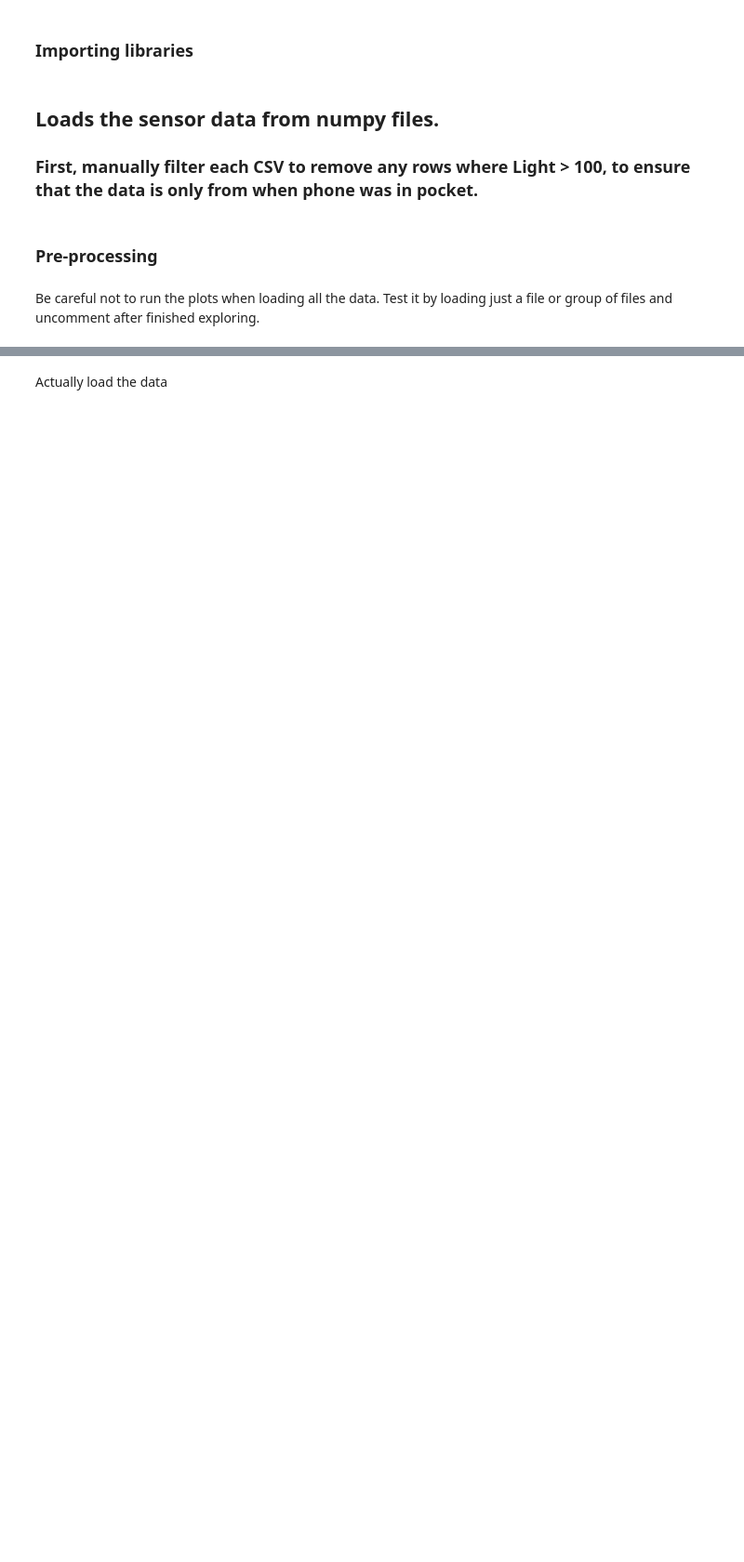
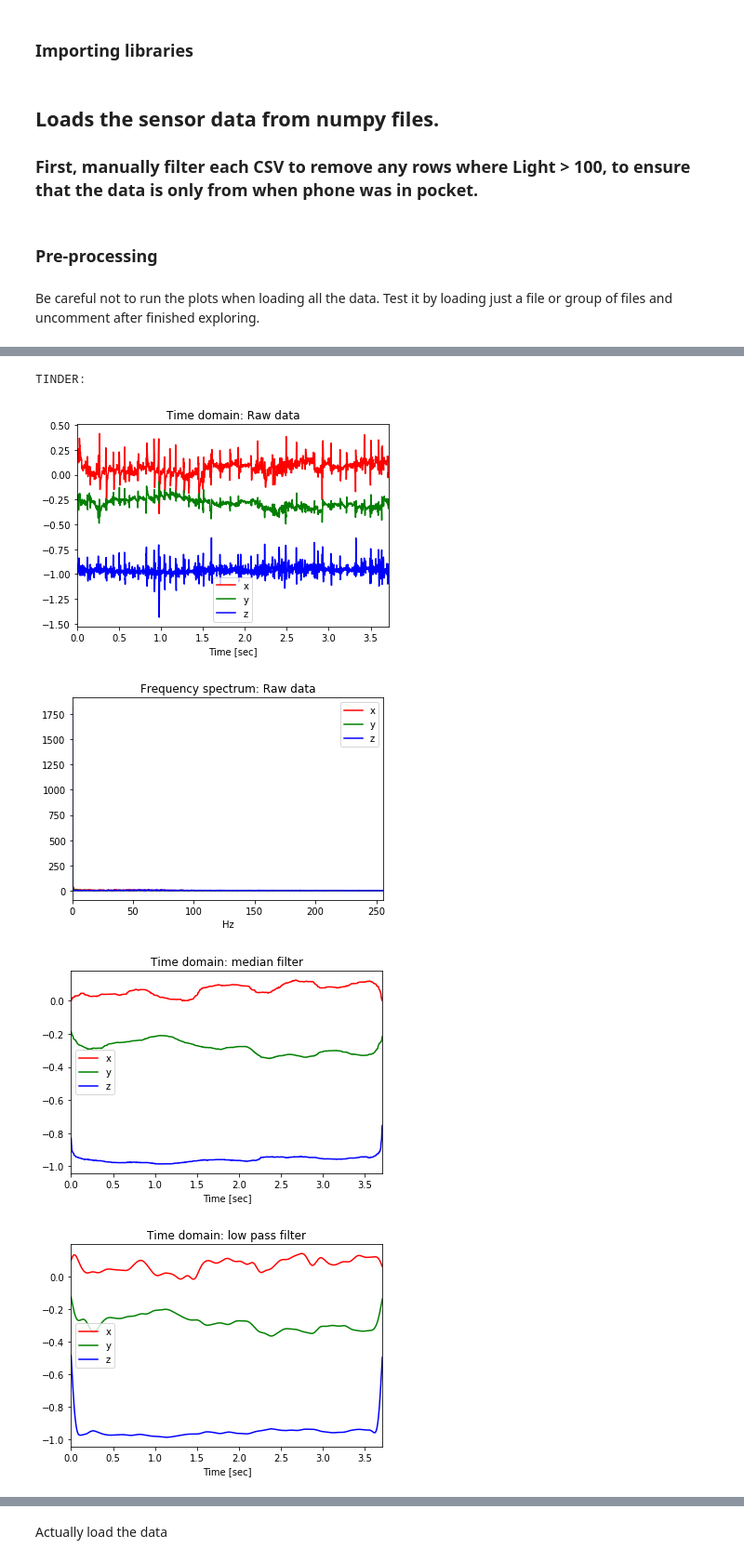
Before and after one commit to dijour/phone-ML, a Jupyter notebook: final.ipynb, the cells around one changed output, grey strips where cells are left out. Shown at 93% size. Saved outputs shown, nothing was run; the diff lists cells and outputs as text; code cells hidden in the pictures; blank space fills up the shorter version.

```diff
--- a/final.ipynb
+++ b/final.ipynb
@@ -52,7 +57,7 @@ from matplotlib.colors import ListedColormap
 ## Loads the sensor data from numpy files.
 ### First, manually filter each CSV to remove any rows where Light > 100, to ensure that the data is only from when phone was in pocket.
 # %%
-def load_data(base_folder, activity, convert_to_numpy=True):
+def load_data(base_folder, activity, convert_to_numpy=True, graph=False):
     out = []
     file_names = os.listdir('%s/%s' %(base_folder, activity))
     for file in file_names:
@@ -106,7 +111,7 @@ def load_data(base_folder, activity, convert_to_numpy=True):
                                     'avAudioRecorderPeakPower(dB)',
                                     'avAudioRecorderAveragePower(dB)']
                           )
-        data = filter_input(data)
+        data = filter_input(data, graph)
 
         if convert_to_numpy:
             out.append(data.to_numpy())
@@ -254,0 +248,9 @@ def filter_input(data):
+# %%
+print("TINDER: ")
+plots_tinder = load_data("samples", "tinder", graph=True)
+# %% [output]
+TINDER:
+[figure, added]
+[figure, added]
+[figure, added]
+[figure, added]
```
Also changed, not shown: parts of 23 cells of this notebook.
